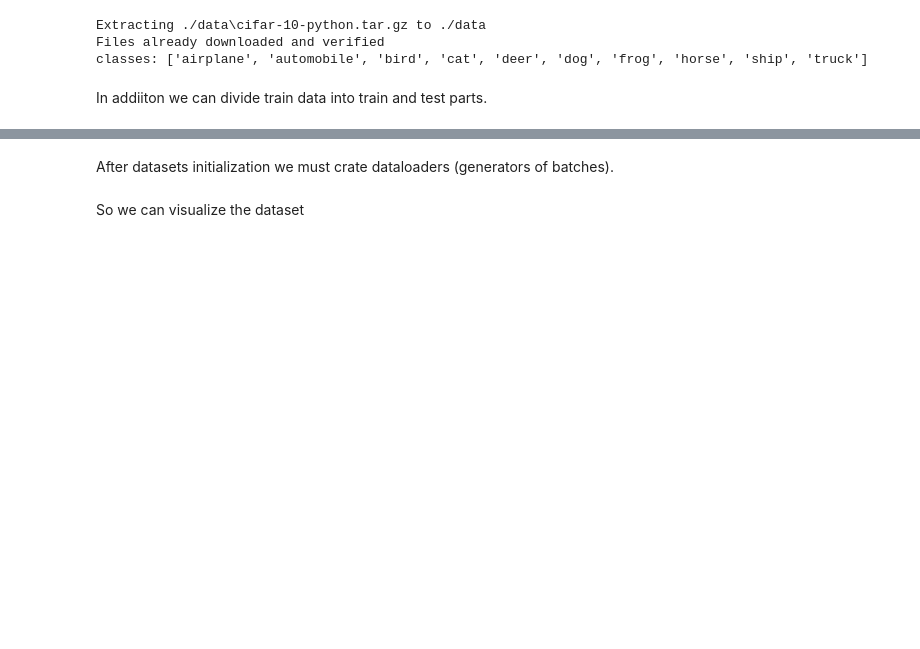
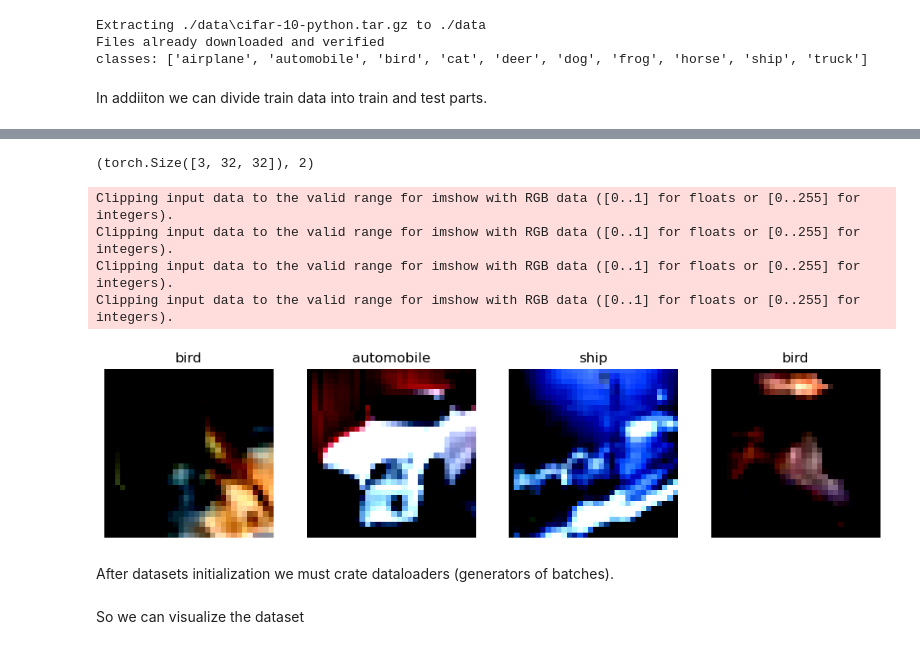
Before and after one commit to MVRonkin/Deep-Learning-in-Image-Processing-Lectures, a Jupyter notebook: 2024/WS/WS3_LeNet.ipynb, the cells around one changed output, grey strips where cells are left out. Drawn from its saved outputs; the diff is of its cells as text; code cells hidden in the pictures; blank space fills up the shorter version.

```diff
--- a/2024/WS/WS3_LeNet.ipynb
+++ b/2024/WS/WS3_LeNet.ipynb
@@ -157 +159,5 @@ Number of validation examples: 5000
 Number of testing examples: 10000
+# %%
+trainset[0][0].shape, trainset[0][1]
+# %% [output]
+(torch.Size([3, 32, 32]), 2)
@@ -158,3 +167,22 @@ Number of testing examples: 10000
+# %%
+WIDTH = 32
+HEIGH = 32
+
+n_imgs = 4
+
+fig, axs = plt.subplots(1,n_imgs,figsize=(12,3));
+for i,ax in enumerate(axs):
+    im = trainset[i]
+    ax.imshow(im[0].data.numpy().transpose((1,2,0)), cmap='gray');
+    ax.set_title(name_classes[im[1]]);
+    ax.axis('off')
+plt.show()
+# %% [output]
+Clipping input data to the valid range for imshow with RGB data ([0..1] for floats or [0..255] for integers).
+Clipping input data to the valid range for imshow with RGB data ([0..1] for floats or [0..255] for integers).
+Clipping input data to the valid range for imshow with RGB data ([0..1] for floats or [0..255] for integers).
+Clipping input data to the valid range for imshow with RGB data ([0..1] for floats or [0..255] for integers).
+[figure, added]
 # %% [markdown]
 After datasets initialization we must crate dataloaders (generators of batches).
 # %%
```
Also changed, not shown: parts of 47 cells of this notebook, 11 other files.
